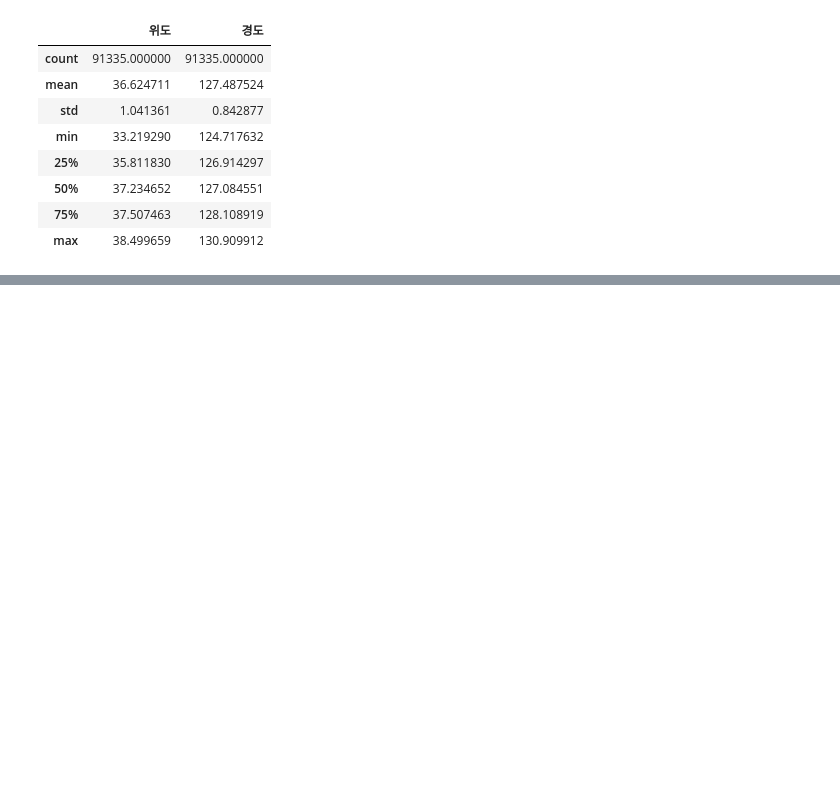
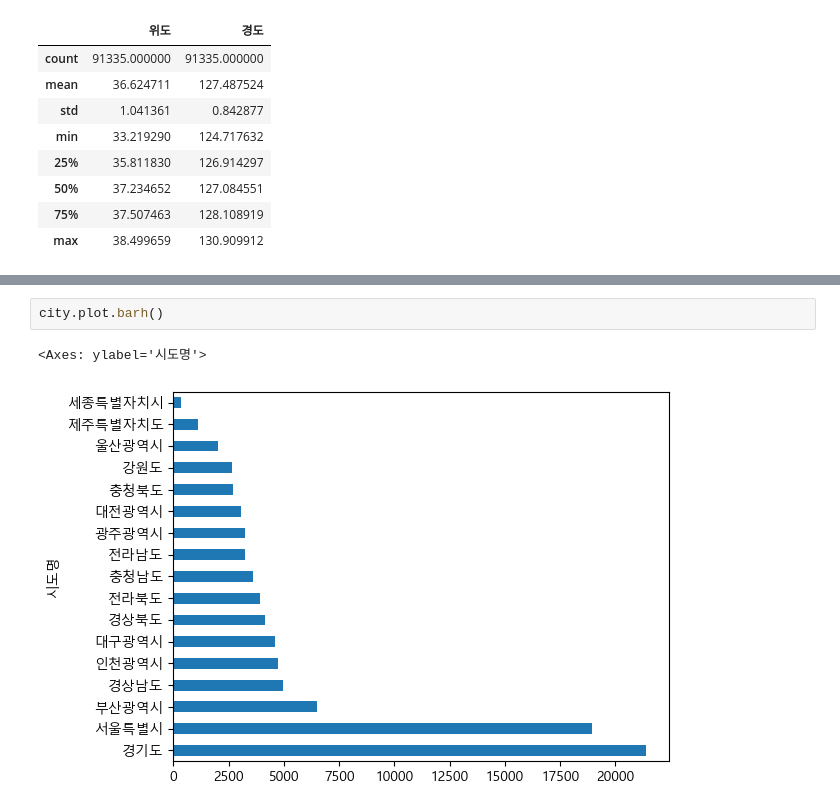
Before and after one commit to TheCaveOfAdullam/study1, a Jupyter notebook: medical.ipynb, the cells around one changed output, grey strips where cells are left out. Saved outputs shown, nothing was run; the diff lists cells and outputs as text; blank space fills up the shorter version.

```diff
--- a/medical.ipynb
+++ b/medical.ipynb
@@ -333,0 +437,5 @@ df.describe(include="object")
+# %%
+city.plot.barh()
+# %% [output]
+<Axes: ylabel='시도명'>
+[figure, added]
```
Also changed, not shown: parts of 25 cells of this notebook.
